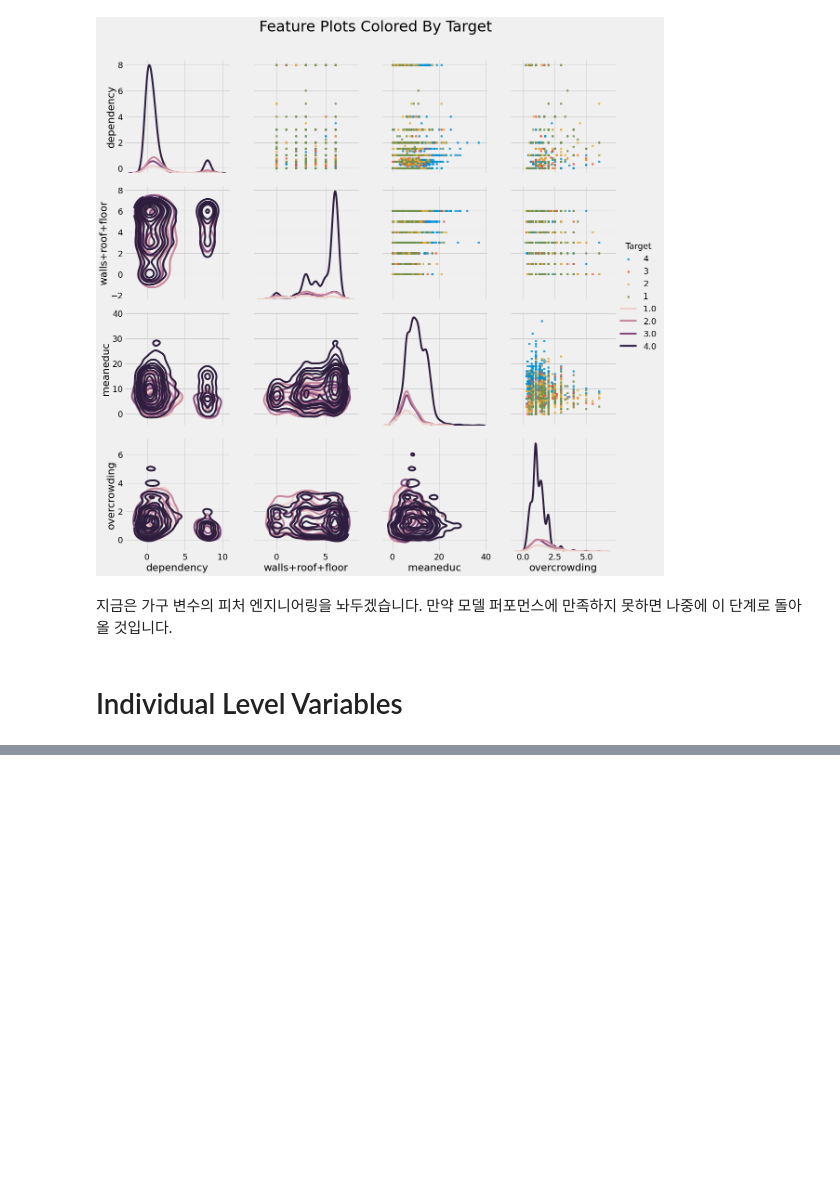
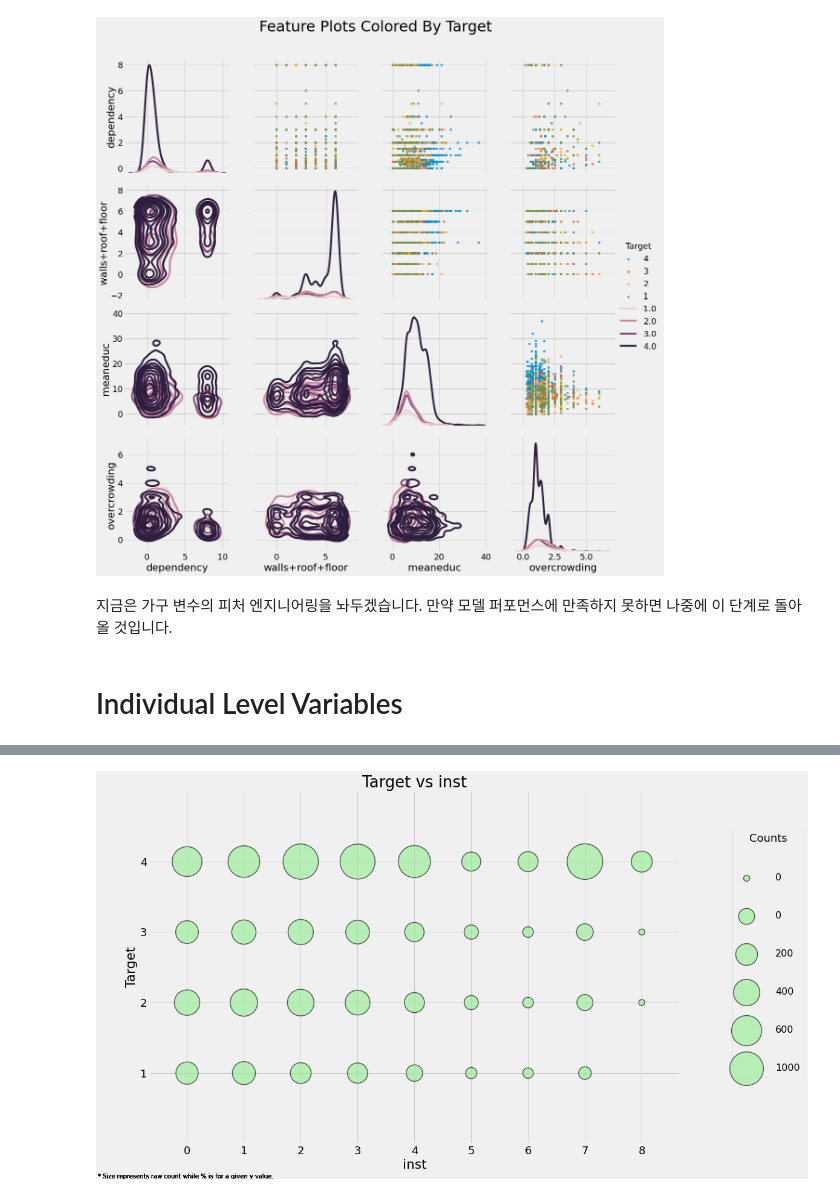
Before and after one commit to stk346/Kaggle, a Jupyter notebook: Costa Rican Household Poverty Level Prediction/A_Complete_Introduction_and_Walkthrough.ipynb, the cells around one changed output, grey strips where cells are left out. Saved outputs shown, nothing was run; the diff lists cells and outputs as text; code cells hidden in the pictures; blank space fills up the shorter version.

```diff
--- a/Costa Rican Household Poverty Level Prediction/A_Complete_Introduction_and_Walkthrough.ipynb
+++ b/Costa Rican Household Poverty Level Prediction/A_Complete_Introduction_and_Walkthrough.ipynb
@@ -1650,0 +1651,3 @@ household_feats = list(heads.columns)
+# %%
+ind = data[id_ + ind_bool + ind_ordered]
+ind.shape
@@ -1650,0 +1689,2 @@ household_feats = list(heads.columns)
+# %%
+ind = ind.drop(columns = 'male')
@@ -1650,0 +1707,6 @@ household_feats = list(heads.columns)
+# %%
+ind['inst'] = np.argmax(np.array(ind[[c for c in ind if c.startswith('instl')]]), axis = 1)
+
+plot_categoricals('inst', 'Target', ind, annotate = False);
+# %% [output]
+[figure, added]
```
Also changed, not shown: parts of 58 cells of this notebook.
